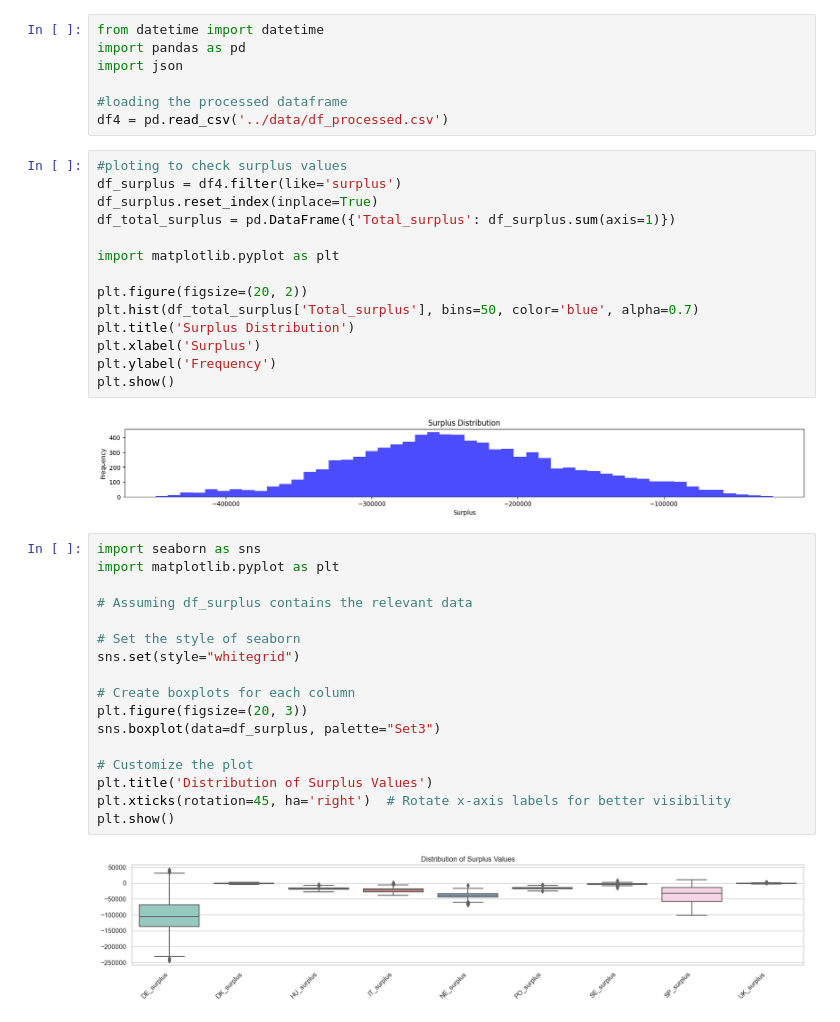
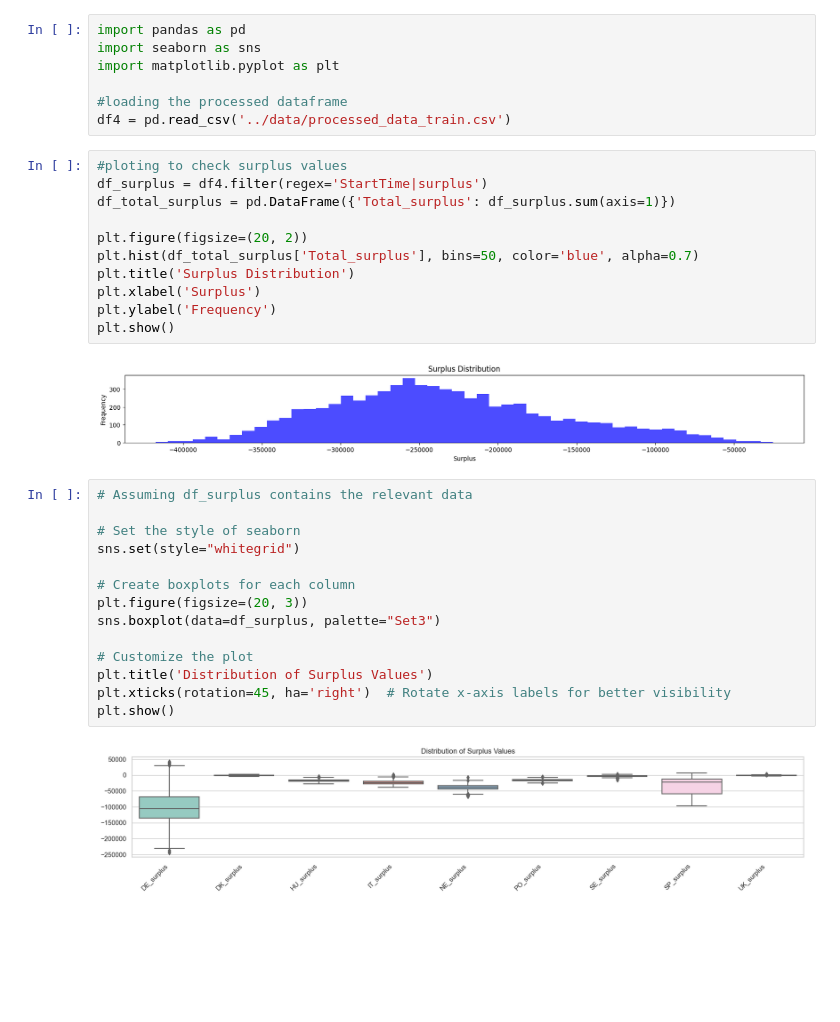
Before and after one commit to plarrip/hackathon_schneider, a Jupyter notebook: src/data_exploration.ipynb, the cells around one changed output. Drawn from its saved outputs; the diff is of its cells as text; blank space fills up the shorter version.

```diff
--- a/src/data_exploration.ipynb
+++ b/src/data_exploration.ipynb
@@ -1,30 +1,24 @@
 # %%
-from datetime import datetime
 import pandas as pd
-import json
+import seaborn as sns
+import matplotlib.pyplot as plt
 
 #loading the processed dataframe
-df4 = pd.read_csv('../data/df_processed.csv')
+df4 = pd.read_csv('../data/processed_data_train.csv')
 # %%
 #ploting to check surplus values
-df_surplus = df4.filter(like='surplus')
-df_surplus.reset_index(inplace=True)
+df_surplus = df4.filter(regex='StartTime|surplus')
 df_total_surplus = pd.DataFrame({'Total_surplus': df_surplus.sum(axis=1)})
-
-import matplotlib.pyplot as plt
 
 plt.figure(figsize=(20, 2))
 plt.hist(df_total_surplus['Total_surplus'], bins=50, color='blue', alpha=0.7)
 plt.title('Surplus Distribution')
 plt.xlabel('Surplus')
 plt.ylabel('Frequency')
 plt.show()
 # %% [output]
-[figure, old version]
+[figure, new version]
 # %%
-import seaborn as sns
-import matplotlib.pyplot as plt
-
 # Assuming df_surplus contains the relevant data
 
 # Set the style of seaborn
```
Also changed, not shown: parts of 3 cells of this notebook, 1 other file.
